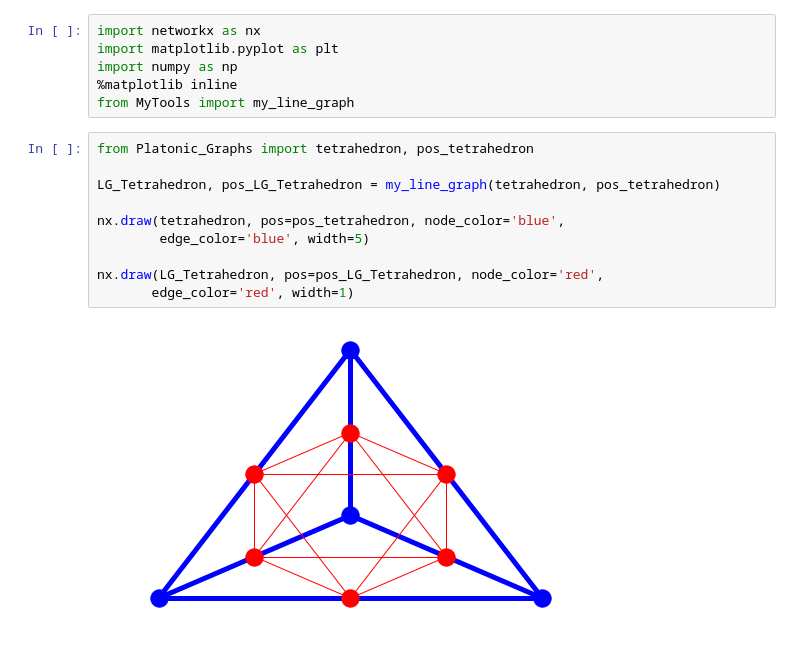
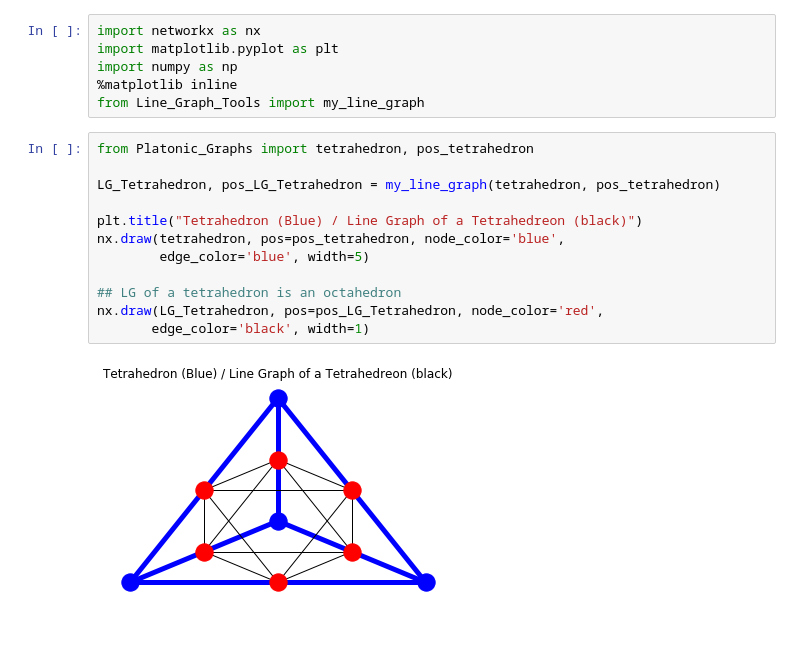
Before and after one commit to crabtr26/Line-Graphs-of-Platonic-Solids, a Jupyter notebook: Platonic_Line_Graphs.ipynb, the cells around one changed output. Drawn from its saved outputs; the diff is of its cells as text.

```diff
--- a/Platonic_Line_Graphs.ipynb
+++ b/Platonic_Line_Graphs.ipynb
@@ -3,19 +3,21 @@ import networkx as nx
 import matplotlib.pyplot as plt
 import numpy as np
 %matplotlib inline
-from MyTools import my_line_graph
+from Line_Graph_Tools import my_line_graph
 # %%
 from Platonic_Graphs import tetrahedron, pos_tetrahedron
 
 LG_Tetrahedron, pos_LG_Tetrahedron = my_line_graph(tetrahedron, pos_tetrahedron)
 
+plt.title("Tetrahedron (Blue) / Line Graph of a Tetrahedreon (black)")
 nx.draw(tetrahedron, pos=pos_tetrahedron, node_color='blue',
         edge_color='blue', width=5)
 
+## LG of a tetrahedron is an octahedron
 nx.draw(LG_Tetrahedron, pos=pos_LG_Tetrahedron, node_color='red',
-       edge_color='red', width=1)
+       edge_color='black', width=1)
 # %% [output]
-[figure, old version]
+[figure, new version]
 # %%
 from Platonic_Graphs import cube, pos_cube, octahedron, pos_octahedron
 
```
Also changed, not shown: parts of 7 cells of this notebook.
